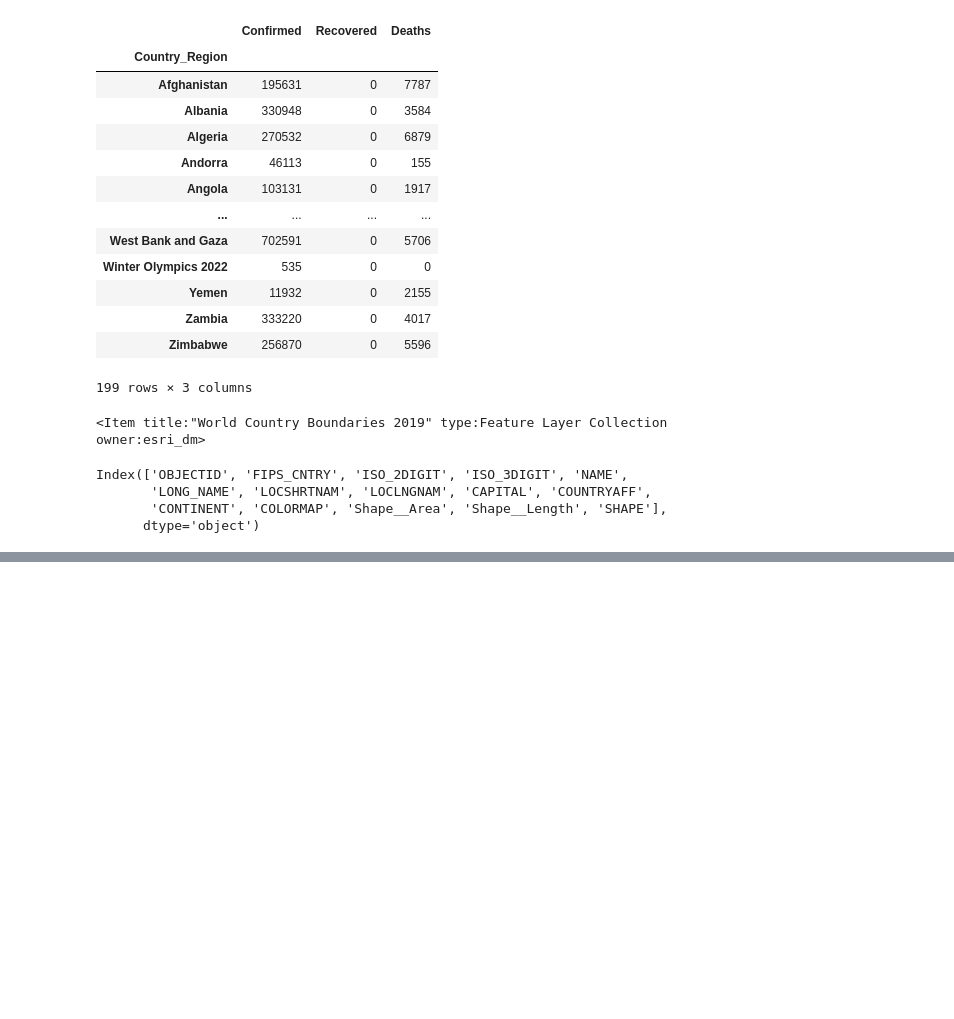
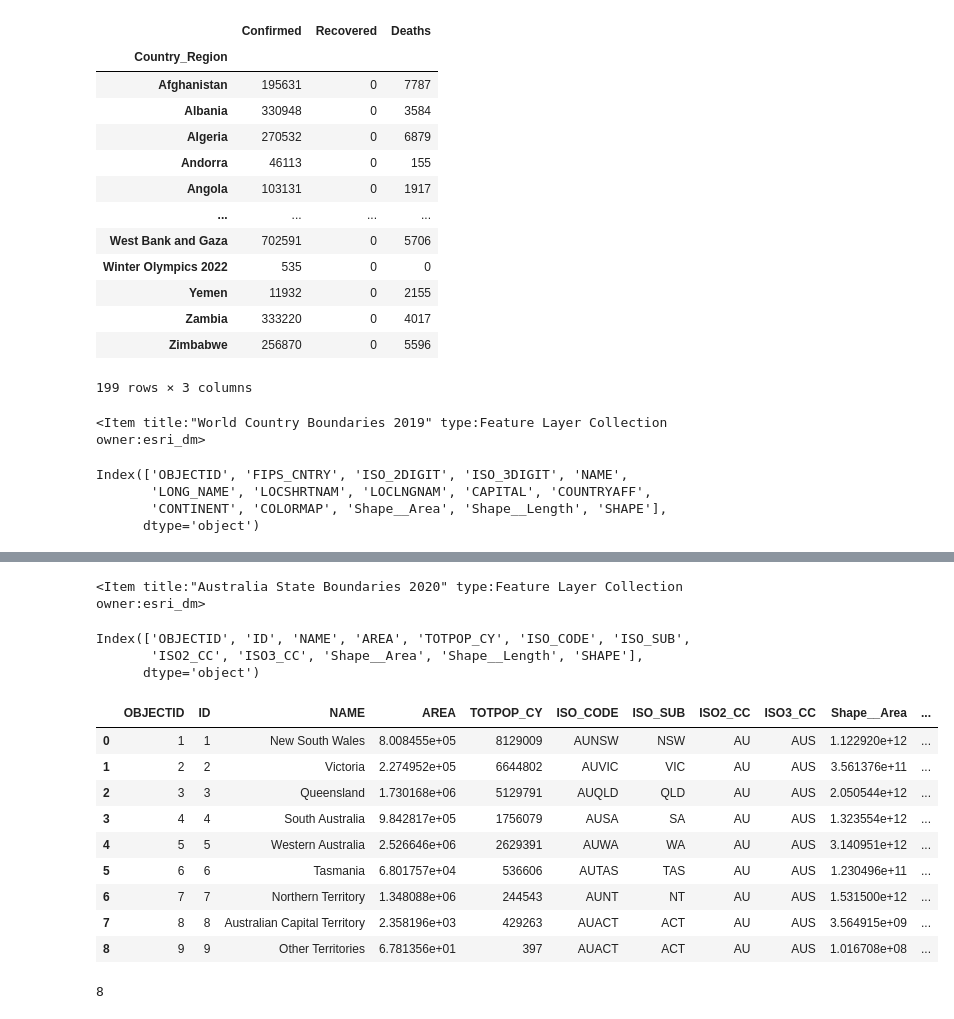
Before and after one commit to MiracleSkyHawk/RSM-8431-Opt-Out, a Jupyter notebook: test-Copy1.ipynb, the cells around one changed output, grey strips where cells are left out. Saved outputs shown, nothing was run; the diff lists cells and outputs as text; code cells hidden in the pictures; blank space fills up the shorter version.

```diff
--- a/test-Copy1.ipynb
+++ b/test-Copy1.ipynb
@@ -113,0 +246,26 @@ ports_fc
+# %%
+subjects_item = gis.content.get('1eb0511ee53a47b386e98e9c4663127b')
+subjects_item
+# %% [output]
+<Item title:"Australia State Boundaries 2020" type:Feature Layer Collection owner:esri_dm>
+# %%
+subjects_flayer = subjects_item.layers[2]
+subjects_df = subjects_flayer.query(as_df=True)2
+subjects_df.columns
+# %% [output]
+Index(['OBJECTID', 'ID', 'NAME', 'AREA', 'TOTPOP_CY', 'ISO_CODE', 'ISO_SUB',
+       'ISO2_CC', 'ISO3_CC', 'Shape__Area', 'Shape__Length', 'SHAPE'],
+      dtype='object')
+# %%
+subjects_df
+# %% [output]
+|  | OBJECTID | ID | NAME | AREA | TOTPOP_CY | ISO_CODE | ISO_SUB | ISO2_CC | ISO3_CC | Shape__Area | ... |
+| 0 | 1 | 1 | New South Wales | 8.008455e+05 | 8129009 | AUNSW | NSW | AU | AUS | 1.122920e+12 | ... |
+| 1 | 2 | 2 | Victoria | 2.274952e+05 | 6644802 | AUVIC | VIC | AU | AUS | 3.561376e+11 | ... |
+| 2 | 3 | 3 | Queensland | 1.730168e+06 | 5129791 | AUQLD | QLD | AU | AUS | 2.050544e+12 | ... |
+| 3 | 4 | 4 | South Australia | 9.842817e+05 | 1756079 | AUSA | SA | AU | AUS | 1.323554e+12 | ... |
+| 4 | 5 | 5 | Western Australia | 2.526646e+06 | 2629391 | AUWA | WA | AU | AUS | 3.140951e+12 | ... |
+| 5 | 6 | 6 | Tasmania | 6.801757e+04 | 536606 | AUTAS | TAS | AU | AUS | 1.230496e+11 | ... |
+| 6 | 7 | 7 | Northern Territory | 1.348088e+06 | 244543 | AUNT | NT | AU | AUS | 1.531500e+12 | ... |
+| 7 | 8 | 8 | Australian Capital Territory | 2.358196e+03 | 429263 | AUACT | ACT | AU | AUS | 3.564915e+09 | ... |
+| 8 | 9 | 9 | Other Territories | 6.781356e+01 | 397 | AUACT | ACT | AU | AUS | 1.016708e+08 | ... |
@@ -113,0 +274,4 @@ ports_fc
+# %%
+len(fset_australia)
+# %% [output]
+8
```
Also changed, not shown: parts of 40 cells of this notebook, 1 other file.
